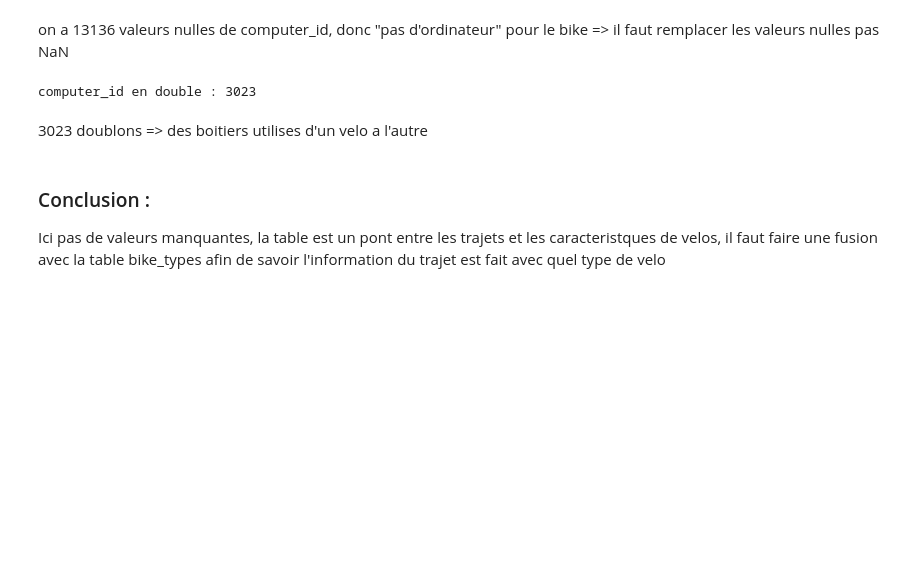
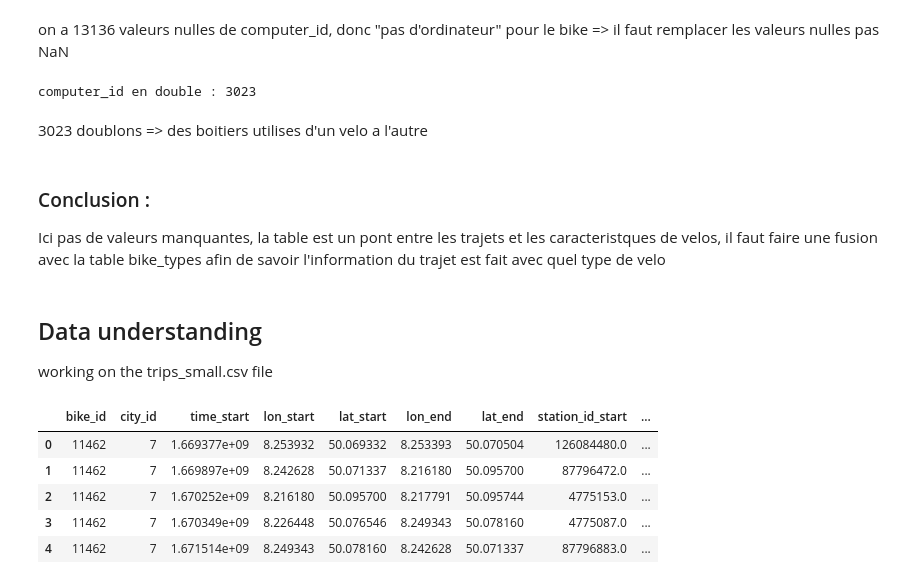
Before and after one commit to Fati349/FML-Challenge, a Jupyter notebook: notebooks/01_exploration.ipynb, the cells around one changed output. Drawn from its saved outputs; the diff is of its cells as text; code cells hidden in the pictures; blank space fills up the shorter version.

```diff
--- a/notebooks/01_exploration.ipynb
+++ b/notebooks/01_exploration.ipynb
@@ -181,3 +181,17 @@ computer_id en double : 3023
 # %% [markdown]
 ### Conclusion :
 Ici pas de valeurs manquantes, la table est un pont entre les trajets et les caracteristques de velos, il faut faire une fusion avec la table bike_types afin de savoir l'information du trajet est fait avec quel type de velo
+# %% [markdown]
+## Data understanding
+working on the trips_small.csv file
+# %%
+trips = pd.read_csv("../data/raw/trips_small.csv", na_values=["NA", "NULL", "None", "Not Applicable"])
+# %%
+trips.head()
+# %% [output]
+|  | bike_id | city_id | time_start | lon_start | lat_start | lon_end | lat_end | station_id_start | ... |
+| 0 | 11462 | 7 | 1.669377e+09 | 8.253932 | 50.069332 | 8.253393 | 50.070504 | 126084480.0 | ... |
+| 1 | 11462 | 7 | 1.669897e+09 | 8.242628 | 50.071337 | 8.216180 | 50.095700 | 87796472.0 | ... |
+| 2 | 11462 | 7 | 1.670252e+09 | 8.216180 | 50.095700 | 8.217791 | 50.095744 | 4775153.0 | ... |
+| 3 | 11462 | 7 | 1.670349e+09 | 8.226448 | 50.076546 | 8.249343 | 50.078160 | 4775087.0 | ... |
+| 4 | 11462 | 7 | 1.671514e+09 | 8.249343 | 50.078160 | 8.242628 | 50.071337 | 87796883.0 | ... |
```
Also changed, not shown: parts of 7 cells of this notebook.
